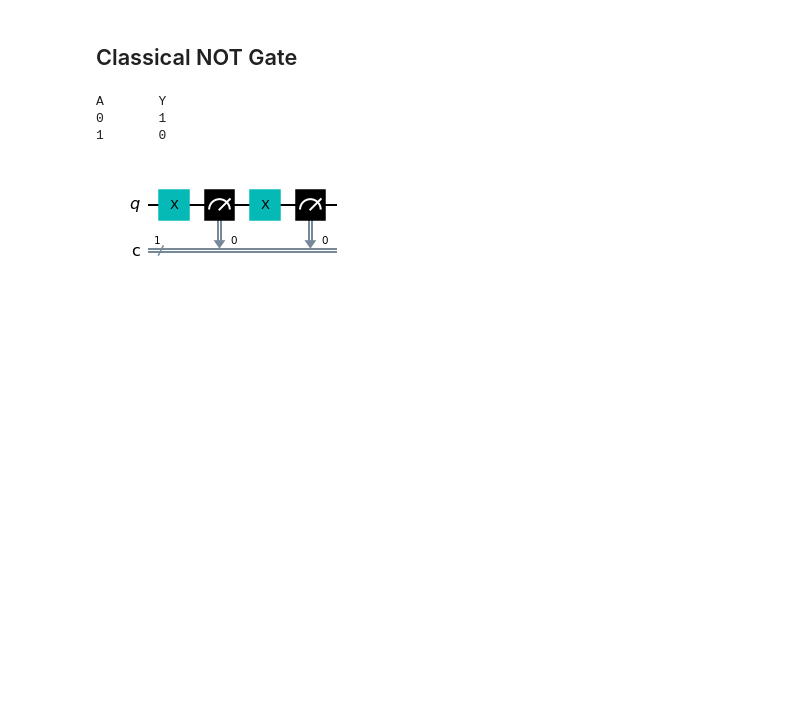
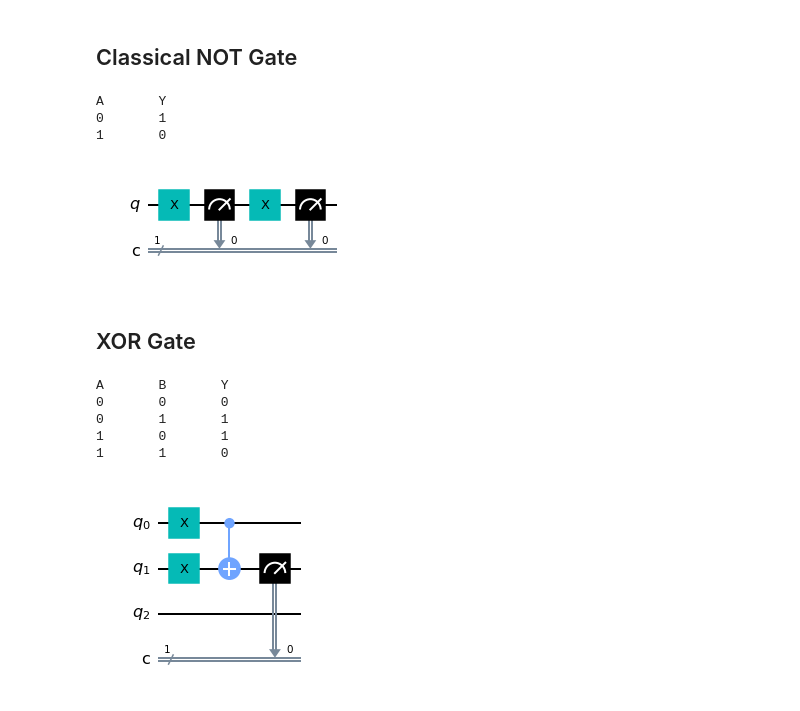
Before and after one commit to jesherjoshua/seds-quantum-computing, a Jupyter notebook: Simulator/gates.ipynb, the cells around one changed output. Drawn from its saved outputs; the diff is of its cells as text; code cells hidden in the pictures; blank space fills up the shorter version.

Commit message:
add xor gate

```diff
--- a/Simulator/gates.ipynb
+++ b/Simulator/gates.ipynb
@@ -167,3 +167,27 @@ A       Y
 0       1
 1       0
 [figure]
+# %% [markdown]
+## XOR Gate
+# %%
+
+print("A\tB\tY")
+l = [(0, 0), (0, 1), (1, 0), (1, 1)]
+for a, b in l:
+    circ = QuantumCircuit(3, 1)
+    if a != 0:
+        circ.x(0)
+    if b != 0:
+        circ.x(1)
+    circ.cx(0, 1)
+    circ.measure(1, 0)
+    print(f"{a}\t{b}\t{test(circ)}")
+
+circ.draw('mpl')
+# %% [output]
+A       B       Y
+0       0       0
+0       1       1
+1       0       1
+1       1       0
+[figure, added]
```
